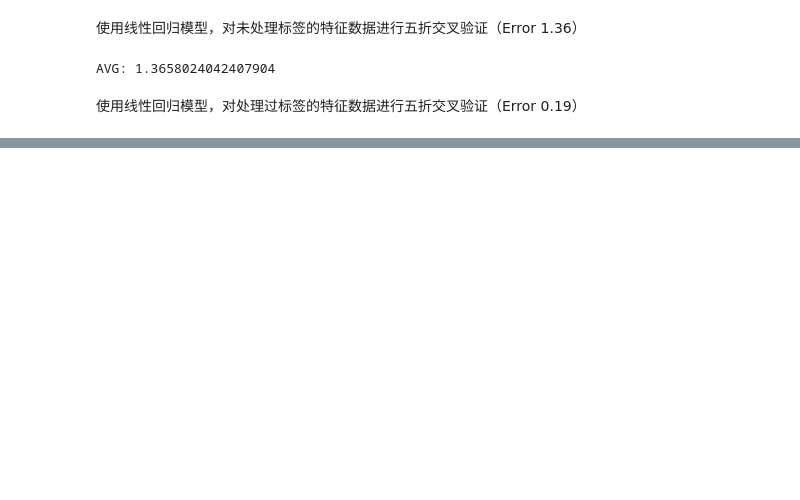
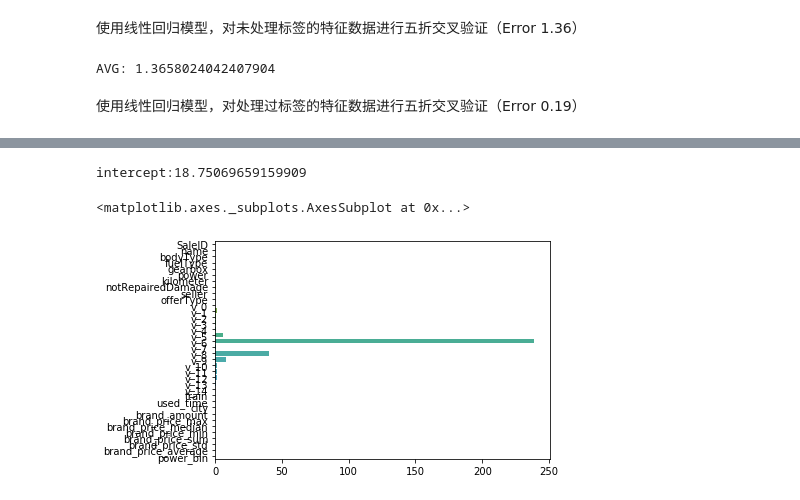
Before and after one commit to NorthblueM/Learning, a Jupyter notebook: Datawhale-Tianchi-DM/Datawhale task4-建模调参.ipynb, the cells around one changed output, grey strips where cells are left out. Saved outputs shown, nothing was run; the diff lists cells and outputs as text; code cells hidden in the pictures; blank space fills up the shorter version.

```diff
--- a/Datawhale-Tianchi-DM/Datawhale task4-建模调参.ipynb
+++ b/Datawhale-Tianchi-DM/Datawhale task4-建模调参.ipynb
@@ -282,0 +403,6 @@ AVG: 1.3658024042407904
+# %%
+train = sample_feature[continuous_feature_names + ['price']].dropna()
+
+train_X = train[continuous_feature_names]
+train_y = train['price']
+train_y_ln = np.log(train_y + 1)
@@ -282,0 +447,8 @@ AVG: 1.3658024042407904
+# %%
+model = LinearRegression().fit(train_X, train_y_ln)
+print('intercept:'+ str(model.intercept_))
+sns.barplot(abs(model.coef_), continuous_feature_names)
+# %% [output]
+intercept:18.75069659159909
+<matplotlib.axes._subplots.AxesSubplot at 0x...>
+[figure, added]
```
Also changed, not shown: parts of 58 cells of this notebook.
